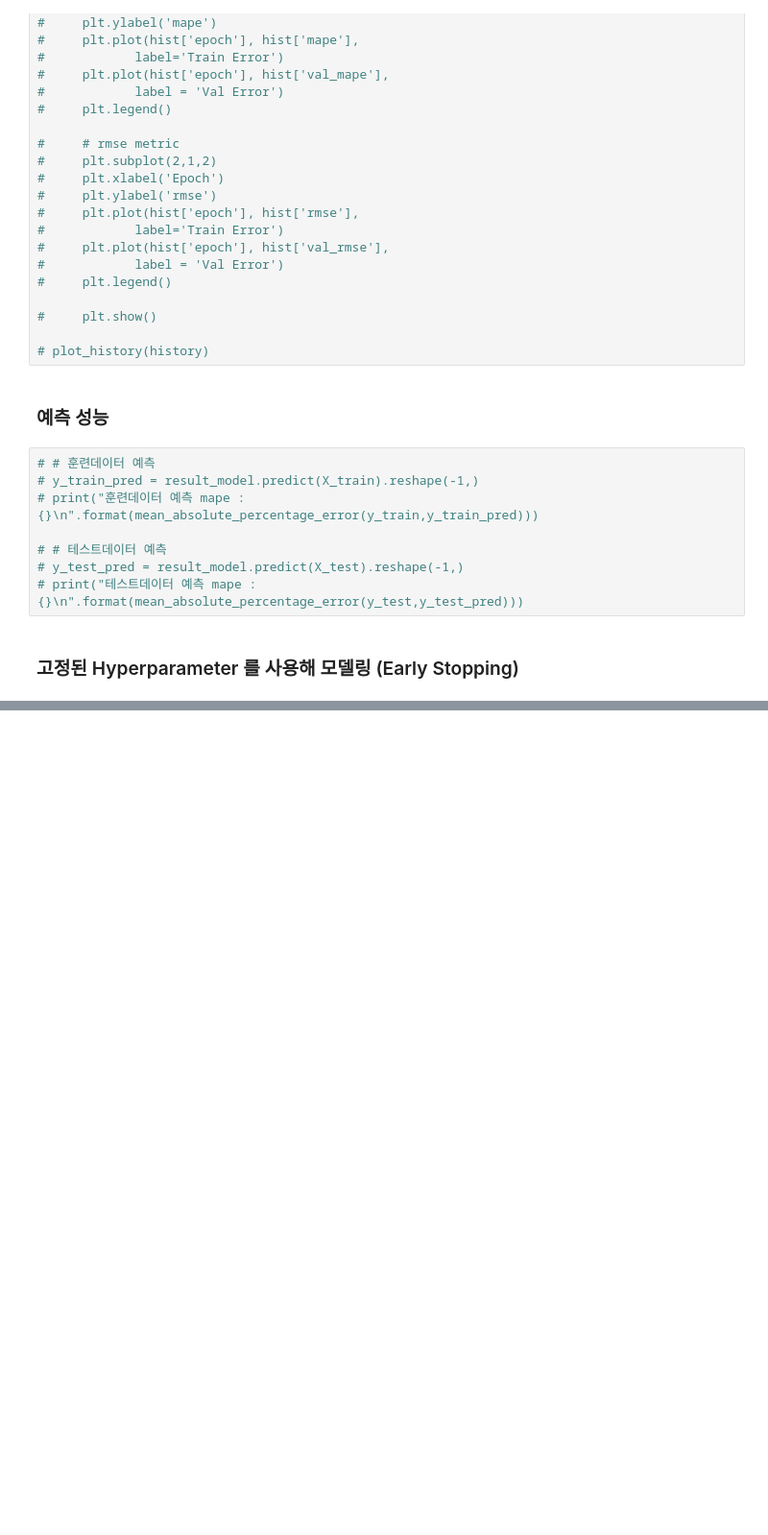
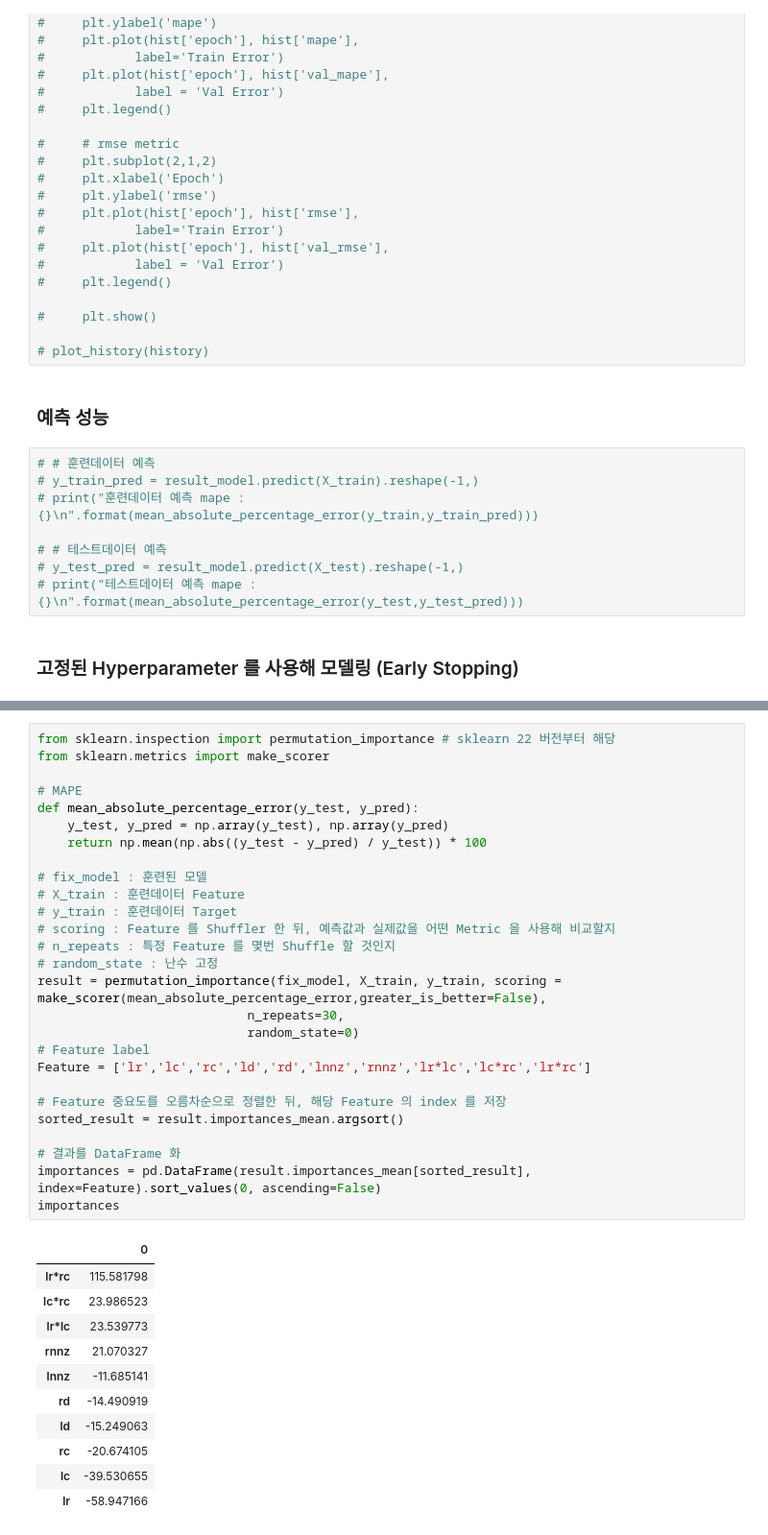
Before and after one commit to unhochoi/Sparse-Matrix-Multiplication, a Jupyter notebook: scenario-extraction/model/dnn/dnn-sp-smdm-gridsearch.ipynb, the cells around one changed output, grey strips where cells are left out. Shown at 96% size. Cells and saved outputs as stored; diff of their text form; blank space fills up the shorter version.

```diff
--- a/scenario-extraction/model/dnn/dnn-sp-smdm-gridsearch.ipynb
+++ b/scenario-extraction/model/dnn/dnn-sp-smdm-gridsearch.ipynb
@@ -314,0 +316,39 @@ print("테스트데이터 예측 mape : {}\n".format(mean_absolute_percentage_er
+# %%
+from sklearn.inspection import permutation_importance # sklearn 22 버전부터 해당
+from sklearn.metrics import make_scorer
+
+# MAPE
+def mean_absolute_percentage_error(y_test, y_pred):
+    y_test, y_pred = np.array(y_test), np.array(y_pred)
+    return np.mean(np.abs((y_test - y_pred) / y_test)) * 100
+
+# fix_model : 훈련된 모델
+# X_train : 훈련데이터 Feature
+# y_train : 훈련데이터 Target
+# scoring : Feature 를 Shuffler 한 뒤, 예측값과 실제값을 어떤 Metric 을 사용해 비교할지
+# n_repeats : 특정 Feature 를 몇번 Shuffle 할 것인지
+# random_state : 난수 고정
+result = permutation_importance(fix_model, X_train, y_train, scoring = make_scorer(mean_absolute_percentage_error,greater_is_better=False),
+                            n_repeats=30,
+                            random_state=0)
+# Feature label
+Feature = ['lr','lc','rc','ld','rd','lnnz','rnnz','lr*lc','lc*rc','lr*rc']
+
+# Feature 중요도를 오름차순으로 정렬한 뒤, 해당 Feature 의 index 를 저장
+sorted_result = result.importances_mean.argsort()
+
+# 결과를 DataFrame 화
+importances = pd.DataFrame(result.importances_mean[sorted_result], index=Feature).sort_values(0, ascending=False)
+importances
+# %% [output]
+|  | 0 |
+| lr*rc | 115.581798 |
+| lc*rc | 23.986523 |
+| lr*lc | 23.539773 |
+| rnnz | 21.070327 |
+| lnnz | -11.685141 |
+| rd | -14.490919 |
+| ld | -15.249063 |
+| rc | -20.674105 |
+| lc | -39.530655 |
+| lr | -58.947166 |
```
Also changed, not shown: parts of 4 cells of this notebook, 14 other files.
